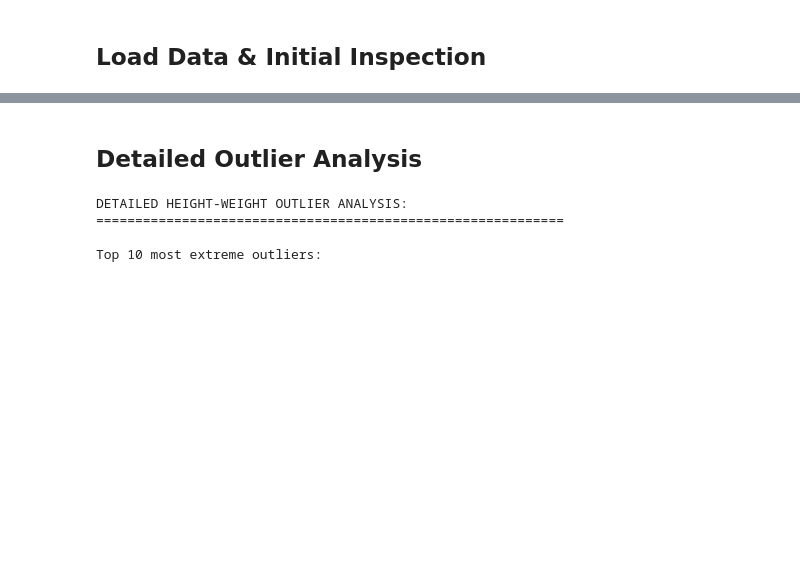
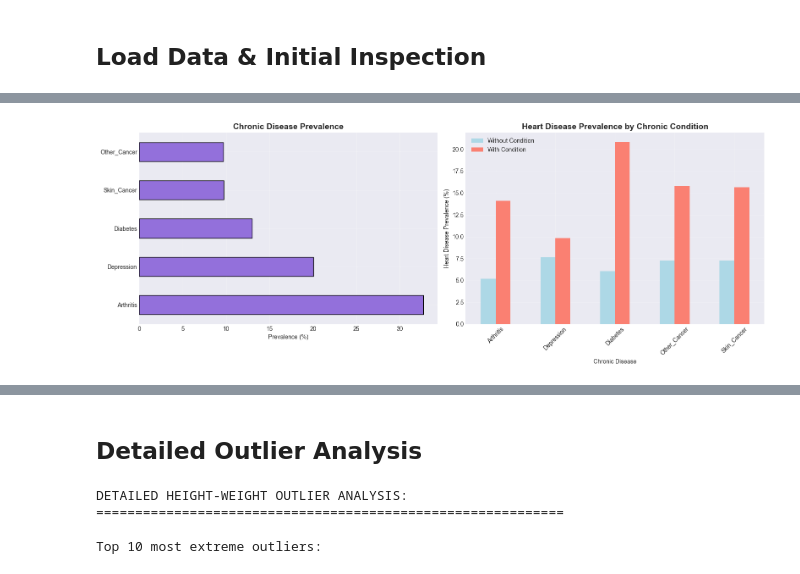
Before and after one commit to eyyuboeztuerk-arch/DPP-Stackfuel-Data-Science-Projekt, a Jupyter notebook: notebooks/01_exploration.ipynb, the cells around one changed output, grey strips where cells are left out. Cells and saved outputs as stored; diff of their text form; code cells hidden in the pictures; blank space fills up the shorter version.

```diff
--- a/notebooks/01_exploration.ipynb
+++ b/notebooks/01_exploration.ipynb
@@ -1342,50 +945,79 @@ Heart Disease Prevalence by Checkup Frequency:
 # %%
 # =============================================================================
-# METHOD 5: RANSAC REGRESSION FOR HEIGHT-WEIGHT PLAUSIBILITY
+# 14. CHRONIC DISEASES ANALYSIS
 # =============================================================================
+print("\n" + "="*80)
+print("CHRONIC DISEASES ANALYSIS")
+print("="*80)
 
+# CRITICAL FIX: Reload data to get original Heart_Disease values
+df_temp = pd.read_csv(csv_path)
 
-from sklearn.linear_model import RANSACRegressor
+# Convert Heart_Disease to numeric
+if df_temp['Heart_Disease'].dtype == 'object' or df_temp['Heart_Disease'].dtype.name == 'category':
+    df['Heart_Disease'] = df_temp['Heart_Disease'].map({'No': 0, 'Yes': 1})
 
-print("\n\nMETHOD 5: RANSAC REGRESSION (HEIGHT-WEIGHT PLAUSIBILITY)")
-print("="*60)
+chronic_diseases = ['Diabetes', 'Arthritis', 'Skin_Cancer', 'Other_Cancer', 'Depression']
+available_diseases = [col for col in chronic_diseases if col in df.columns]
 
-# Prepare data
-X_height = df[['height']].values
-y_weight = df['weight'].values
+if available_diseases:
+    print("\nChronic Disease Prevalence:")
+    disease_prev = {}
+    for disease in available_diseases:
+        # Count 'Yes' responses
+        prevalence = (df_temp[disease] == 'Yes').sum()
+        pct = (prevalence / len(df)) * 100
+        disease_prev[disease] = pct
+        print(f"  {disease:15}: {prevalence:,} ({pct:.1f}%)")
 
-# Fit RANSAC regressor
-ransac = RANSACRegressor(
-    random_state=42,
-    min_samples=0.5,  # Use 50% of data for initial fit
-    residual_threshold=None,  # Automatically determined
-    max_trials=1000
-)
+    # Visualize
+    fig, axes = plt.subplots(1, 2, figsize=(16, 6))
 
-ransac.fit(X_height, y_weight) # type: ignore
+    # Disease prevalence
+    disease_prev_series = pd.Series(disease_prev).sort_values(ascending=False)
+    disease_prev_series.plot(kind='barh', color='mediumpurple', edgecolor='black', ax=axes[0])
+    axes[0].set_title('Chronic Disease Prevalence', fontsize=14, fontweight='bold')
+    axes[0].set_xlabel('Prevalence (%)')
+    axes[0].grid(True, alpha=0.3)
 
-# Get inliers and outliers
-inlier_mask = ransac.inlier_mask_
-outlier_mask = ~inlier_mask
+    # Heart disease by chronic conditions (ROBUST)
+    chronic_heart_data = []
 
-n_outliers_ransac = outlier_mask.sum()
-n_inliers_ransac = inlier_mask.sum()
+    print("\nHeart Disease Prevalence by Chronic Condition:")
+    print("="*60)
 
-print("RANSAC Results:")
-print(f"  Inliers (plausible combinations):  {n_inliers_ransac:,} ({n_inliers_ransac/len(df)*100:.2f}%)")
-print(f"  Outliers (implausible combinations): {n_outliers_ransac:,} ({n_outliers_ransac/len(df)*100:.2f}%)")
+    for disease in available_diseases:
+        print(f"\n{disease}:")
+        for status in ['No', 'Yes']:
+            disease_mask = df_temp[disease] == status
+            disease_subset = df[disease_mask].copy()
+            total = len(disease_subset)
 
-# Add to dataframe
-df['height_weight_outlier'] = outlier_mask
+            if total > 0:
+                hd_yes = (disease_subset['Heart_Disease'] == 1).sum()
+                hd_pct = (hd_yes / total) * 100
 
-# Calculate residuals for all points
-y_pred = ransac.predict(X_height)
-residuals = np.abs(y_weight - y_pred)
+                chronic_heart_data.append({
+                    'Disease': disease,
+                    'Status': status,
+                    'Heart_Disease_Pct': hd_pct
+                })
 
-# Get statistics
-print("\nResidual Statistics:")
-print(f"  Mean absolute residual: {residuals.mean():.2f} kg")
-print(f"  Median absolute residual: {np.median(residuals):.2f} kg")
-print(f"  Max residual (outliers): {residuals[outlier_mask].max():.2f} kg")
-print(f"  Max residual (inliers): {residuals[inlier_mask].max():.2f} kg")
+                print(f"  {status:3}: {hd_yes:,}/{total:,} = {hd_pct:.1f}% have heart disease")
+
+    print("="*60)
+
+    chronic_heart_df = pd.DataFrame(chronic_heart_data)
+    chronic_pivot = chronic_heart_df.pivot(index='Disease', columns='Status', values='Heart_Disease_Pct')
+
+    chronic_pivot.plot(kind='bar', color=['lightblue', 'salmon'], ax=axes[1])
+    axes[1].set_title('Heart Disease Prevalence by Chronic Condition', fontsize=14, fontweight='bold')
+    axes[1].set_xlabel('Chronic Disease')
+    axes[1].set_ylabel('Heart Disease Prevalence (%)')
+    axes[1].legend(['Without Condition', 'With Condition'], loc='upper left')
+    axes[1].tick_params(axis='x', rotation=45)
+    axes[1].grid(True, alpha=0.3)
+
+    plt.tight_layout()
+    plt.show()
 # %% [output]
@@ -1403 +1041,2 @@ Residual Statistics:
+[figure, added]
 # %% [markdown]
```
Also changed, not shown: parts of 41 cells of this notebook.
